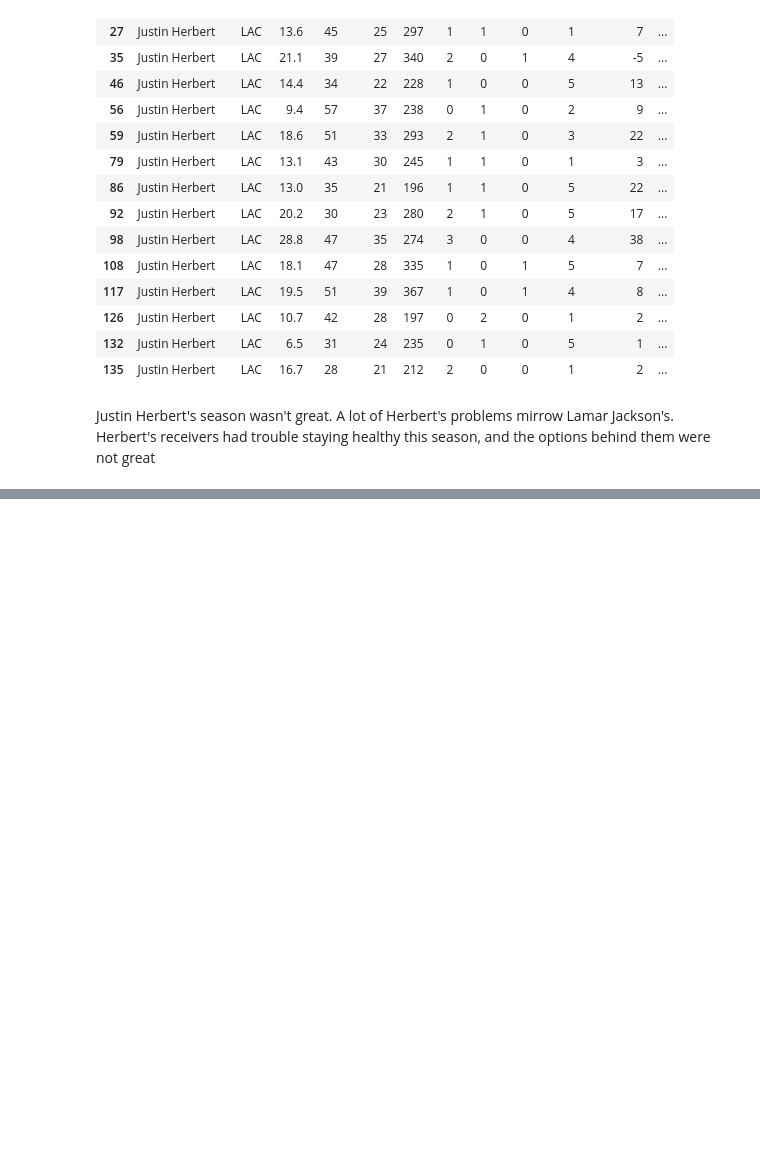
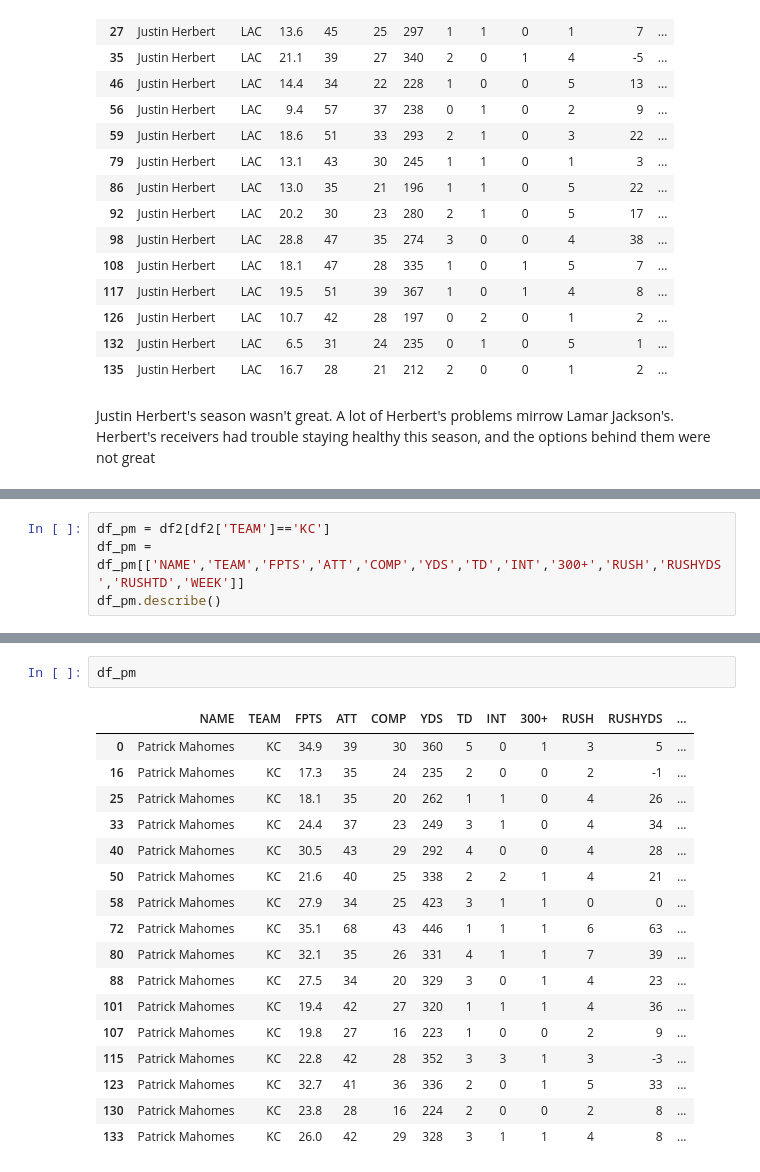
Before and after one commit to jonpb99/Fantasy_Football_Data_Analytics, a Jupyter notebook: 2022_Data/ff_research_qb.ipynb, the cells around one changed output, grey strips where cells are left out. Drawn from its saved outputs; the diff is of its cells as text; blank space fills up the shorter version.

```diff
--- a/2022_Data/ff_research_qb.ipynb
+++ b/2022_Data/ff_research_qb.ipynb
@@ -274,0 +287,4 @@ Justin Herbert's season wasn't great. A lot of Herbert's problems mirrow Lamar J
+# %%
+df_pm = df2[df2['TEAM']=='KC']
+df_pm = df_pm[['NAME','TEAM','FPTS','ATT','COMP','YDS','TD','INT','300+','RUSH','RUSHYDS','RUSHTD','WEEK']]
+df_pm.describe()
@@ -274,0 +301,20 @@ Justin Herbert's season wasn't great. A lot of Herbert's problems mirrow Lamar J
+# %%
+df_pm
+# %% [output]
+|  | NAME | TEAM | FPTS | ATT | COMP | YDS | TD | INT | 300+ | RUSH | RUSHYDS | ... |
+| 0 | Patrick Mahomes | KC | 34.9 | 39 | 30 | 360 | 5 | 0 | 1 | 3 | 5 | ... |
+| 16 | Patrick Mahomes | KC | 17.3 | 35 | 24 | 235 | 2 | 0 | 0 | 2 | -1 | ... |
+| 25 | Patrick Mahomes | KC | 18.1 | 35 | 20 | 262 | 1 | 1 | 0 | 4 | 26 | ... |
+| 33 | Patrick Mahomes | KC | 24.4 | 37 | 23 | 249 | 3 | 1 | 0 | 4 | 34 | ... |
+| 40 | Patrick Mahomes | KC | 30.5 | 43 | 29 | 292 | 4 | 0 | 0 | 4 | 28 | ... |
+| 50 | Patrick Mahomes | KC | 21.6 | 40 | 25 | 338 | 2 | 2 | 1 | 4 | 21 | ... |
+| 58 | Patrick Mahomes | KC | 27.9 | 34 | 25 | 423 | 3 | 1 | 1 | 0 | 0 | ... |
+| 72 | Patrick Mahomes | KC | 35.1 | 68 | 43 | 446 | 1 | 1 | 1 | 6 | 63 | ... |
+| 80 | Patrick Mahomes | KC | 32.1 | 35 | 26 | 331 | 4 | 1 | 1 | 7 | 39 | ... |
+| 88 | Patrick Mahomes | KC | 27.5 | 34 | 20 | 329 | 3 | 0 | 1 | 4 | 23 | ... |
+| 101 | Patrick Mahomes | KC | 19.4 | 42 | 27 | 320 | 1 | 1 | 1 | 4 | 36 | ... |
+| 107 | Patrick Mahomes | KC | 19.8 | 27 | 16 | 223 | 1 | 0 | 0 | 2 | 9 | ... |
+| 115 | Patrick Mahomes | KC | 22.8 | 42 | 28 | 352 | 3 | 3 | 1 | 3 | -3 | ... |
+| 123 | Patrick Mahomes | KC | 32.7 | 41 | 36 | 336 | 2 | 0 | 1 | 5 | 33 | ... |
+| 130 | Patrick Mahomes | KC | 23.8 | 28 | 16 | 224 | 2 | 0 | 0 | 2 | 8 | ... |
+| 133 | Patrick Mahomes | KC | 26.0 | 42 | 29 | 328 | 3 | 1 | 1 | 4 | 8 | ... |
```
Also changed, not shown: parts of 12 cells of this notebook.
